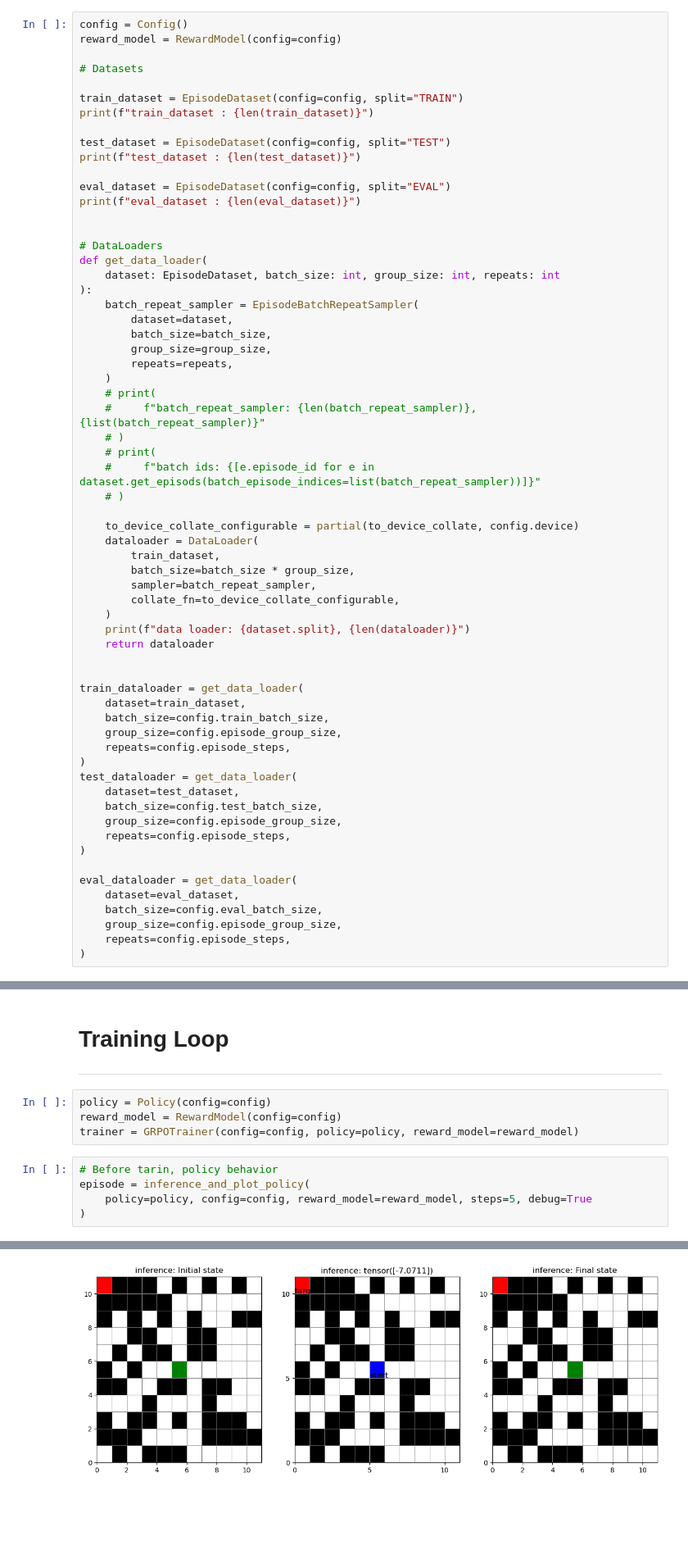
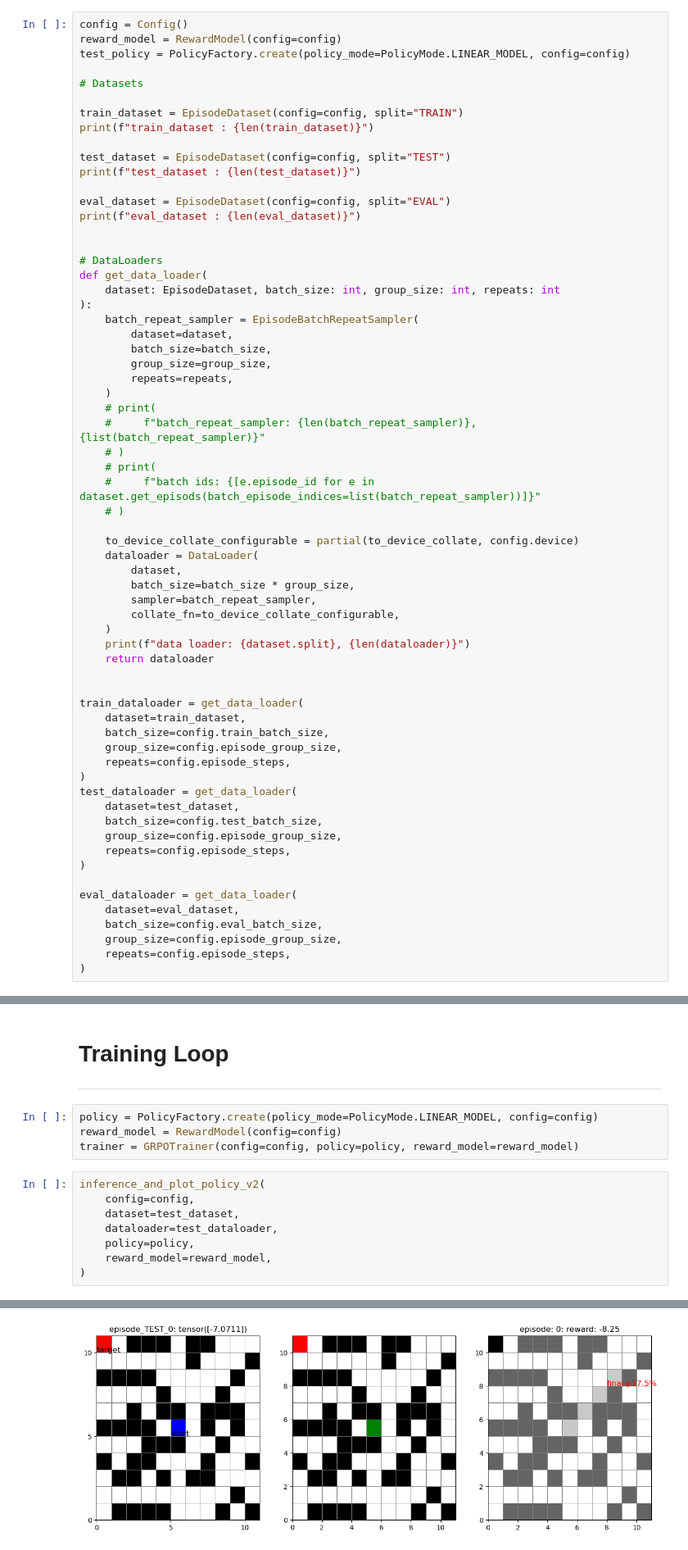
Before and after one commit to Chengbai/rf_agent, a Jupyter notebook: ange_v3.ipynb, the cells around one changed output, grey strips where cells are left out. Shown at 82% size. Saved outputs shown, nothing was run; the diff lists cells and outputs as text; blank space fills up the shorter version.

Commit message:
Major refactor on the policy factory.

```diff
--- a/ange_v3.ipynb
+++ b/ange_v3.ipynb
@@ -28,6 +32,7 @@ from src.episode_batch_reat_sampler import EpisodeBatchRepeatSampler
 # %%
 config = Config()
 reward_model = RewardModel(config=config)
+test_policy = PolicyFactory.create(policy_mode=PolicyMode.LINEAR_MODEL, config=config)
 
 # Datasets
 
@@ -60,7 +65,7 @@ def get_data_loader(
 
     to_device_collate_configurable = partial(to_device_collate, config.device)
     dataloader = DataLoader(
-        train_dataset,
+        dataset,
         batch_size=batch_size * group_size,
         sampler=batch_repeat_sampler,
         collate_fn=to_device_collate_configurable,
@@ -145,12 +127,15 @@ tensor([-7.0711])
 # Training Loop
 ---
 # %%
-policy = Policy(config=config)
+policy = PolicyFactory.create(policy_mode=PolicyMode.LINEAR_MODEL, config=config)
 reward_model = RewardModel(config=config)
 trainer = GRPOTrainer(config=config, policy=policy, reward_model=reward_model)
 # %%
-# Before tarin, policy behavior
-episode = inference_and_plot_policy(
-    policy=policy, config=config, reward_model=reward_model, steps=5, debug=True
+inference_and_plot_policy_v2(
+    config=config,
+    dataset=test_dataset,
+    dataloader=test_dataloader,
+    policy=policy,
+    reward_model=reward_model,
 )
 # %% [output]
@@ -167 +145 @@ step: 4, logits: tensor([[ 549.7568,   53.4392,  126.1084,  -73.1208,   83.0298,
-[figure, old version]
+[figure, new version]
```
Also changed, not shown: parts of 13 cells of this notebook, 13 other files.
